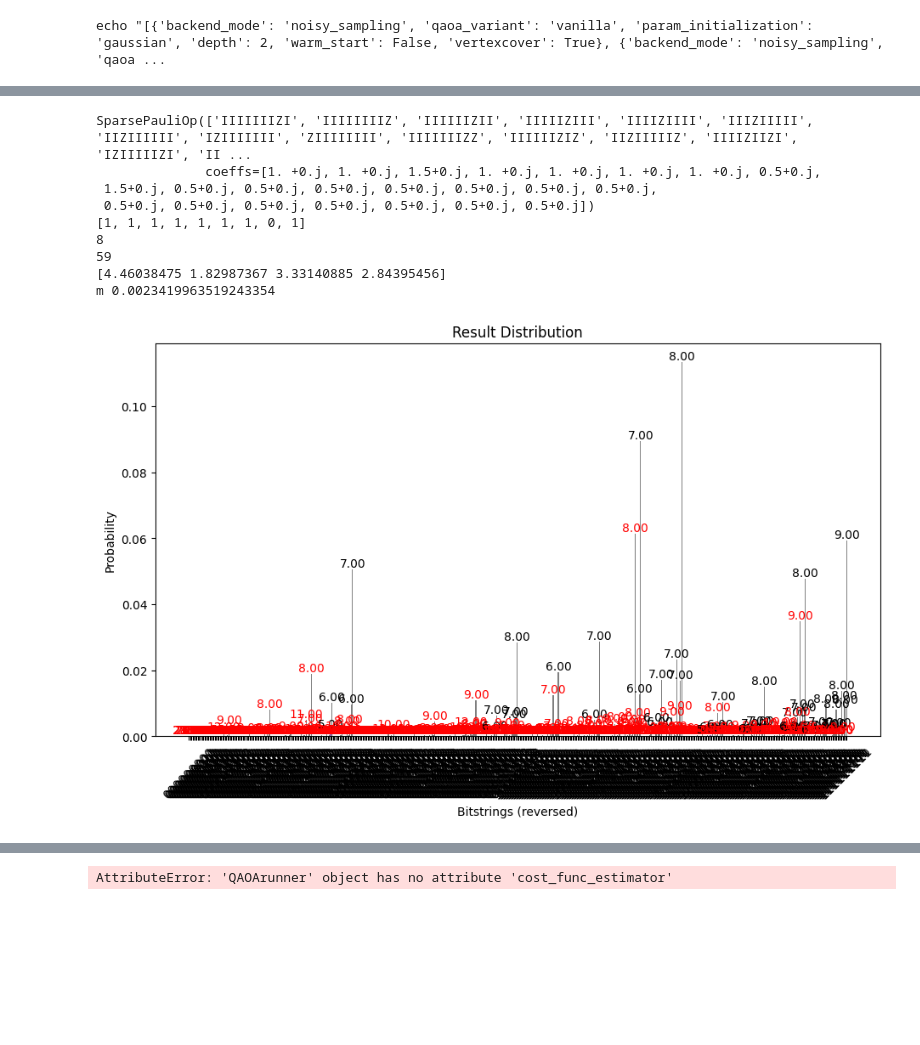
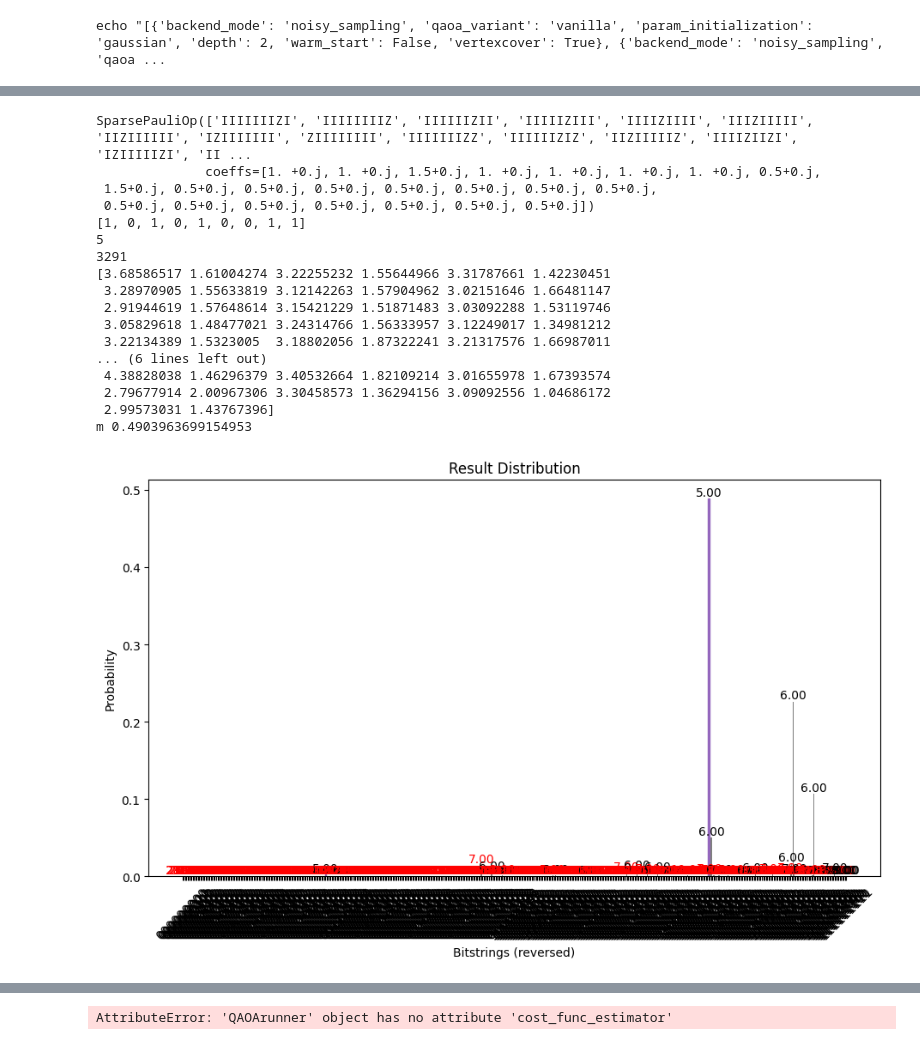
Before and after one commit to Smeidir/QAOA, a Jupyter notebook: tests.ipynb, the cells around one changed output, grey strips where cells are left out. Drawn from its saved outputs; the diff is of its cells as text; code cells hidden in the pictures; blank space fills up the shorter version.

```diff
--- a/tests.ipynb
+++ b/tests.ipynb
@@ -41,7 +38,7 @@ fig, axes = plt.subplots(3,2, figsize=(12, 8))
 axes = axes.flatten()
 
 for idx, graph in enumerate(graphs):
-    draw_graph(graph, ax=axes[idx])
+    draw_graph(graph, ax=axes[idx], with_labels=True)
     axes[idx].set_title(f"Graph {idx+1}")
 
 plt.tight_layout()
@@ -51,37 +48,44 @@ plt.show()
 # %%
 
 quantum = QAOArunner(graph=graph,
                      backend_mode = 'statevector',
                      param_initialization= 'gaussian',
                      qaoa_variant='vanilla',
                      optimizer='COBYLA',
-                     warm_start=True,
-                     depth = 2,
+                     depth =40,
                      vertexcover=True,
                      amount_shots = 1000,
                      max_tol = 1e-2,#lower shots and tolerance for faster runs
-                     hamming_dist=4
+
                      )
 
 quantum.build_circuit()
 print(quantum.cost_hamiltonian)
 quantum.run()
 #print(f'Total time: {quantum.time_elapsed} in which {np.sum(quantum.runtimes)/quantum.time_elapsed:.2f}% was spent inside the cost_func_estimator and {1 - np.sum(quantum.runtimes)/quantum.time_elapsed:.2f} inside optimizer and help functions.')
 #removed timer statements from qaoa so above line does not work
 print(quantum.solution)
 print(quantum.evaluate_solution())
 print(quantum.fev)
 print(quantum.final_params)
 print('m',quantum.get_prob_measure_optimal())
 quantum.print_bitstrings()
 # %% [output]
 SparsePauliOp(['IIIIIIIZI', 'IIIIIIIIZ', 'IIIIIIZII', 'IIIIIZIII', 'IIIIZIIII', 'IIIZIIIII', 'IIZIIIIII', 'IZIIIIIII', 'ZIIIIIIII', 'IIIIIIIZZ', 'IIIIIIZIZ', 'IIZIIIIIZ', 'IIIIZIIZI', 'IZIIIIIZI', 'II ...
               coeffs=[1. +0.j, 1. +0.j, 1.5+0.j, 1. +0.j, 1. +0.j, 1. +0.j, 1. +0.j, 0.5+0.j,
  1.5+0.j, 0.5+0.j, 0.5+0.j, 0.5+0.j, 0.5+0.j, 0.5+0.j, 0.5+0.j, 0.5+0.j,
  0.5+0.j, 0.5+0.j, 0.5+0.j, 0.5+0.j, 0.5+0.j, 0.5+0.j, 0.5+0.j])
-[1, 1, 1, 1, 1, 1, 1, 0, 1]
-8
-59
-[4.46038475 1.82987367 3.33140885 2.84395456]
-m 0.0023419963519243354
+[1, 0, 1, 0, 1, 0, 0, 1, 1]
+5
+3291
+[3.68586517 1.61004274 3.22255232 1.55644966 3.31787661 1.42230451
+ 3.28970905 1.55633819 3.12142263 1.57904962 3.02151646 1.66481147
+ 2.91944619 1.57648614 3.15421229 1.51871483 3.03092288 1.53119746
+ 3.05829618 1.48477021 3.24314766 1.56333957 3.12249017 1.34981212
+ 3.22134389 1.5323005  3.18802056 1.87322241 3.21317576 1.66987011
+... (6 lines left out)
+ 4.38828038 1.46296379 3.40532664 1.82109214 3.01655978 1.67393574
+ 2.79677914 2.00967306 3.30458573 1.36294156 3.09092556 1.04686172
+ 2.99573031 1.43767396]
+m 0.4903963699154953
-[figure, old version]
+[figure, new version]
```
Also changed, not shown: parts of 4 cells of this notebook, 3 other files.
